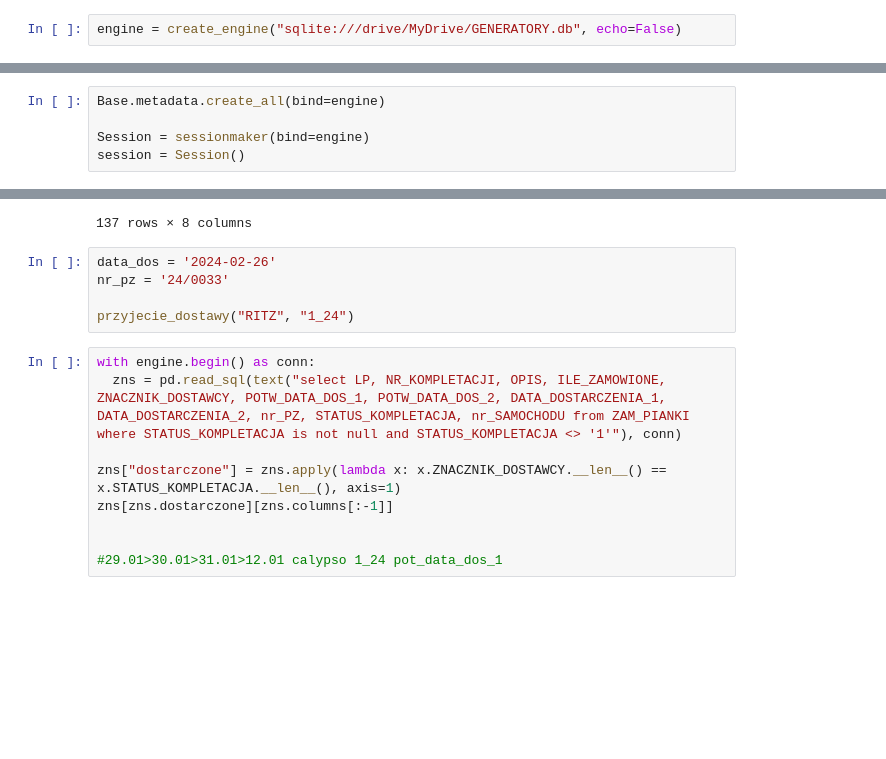
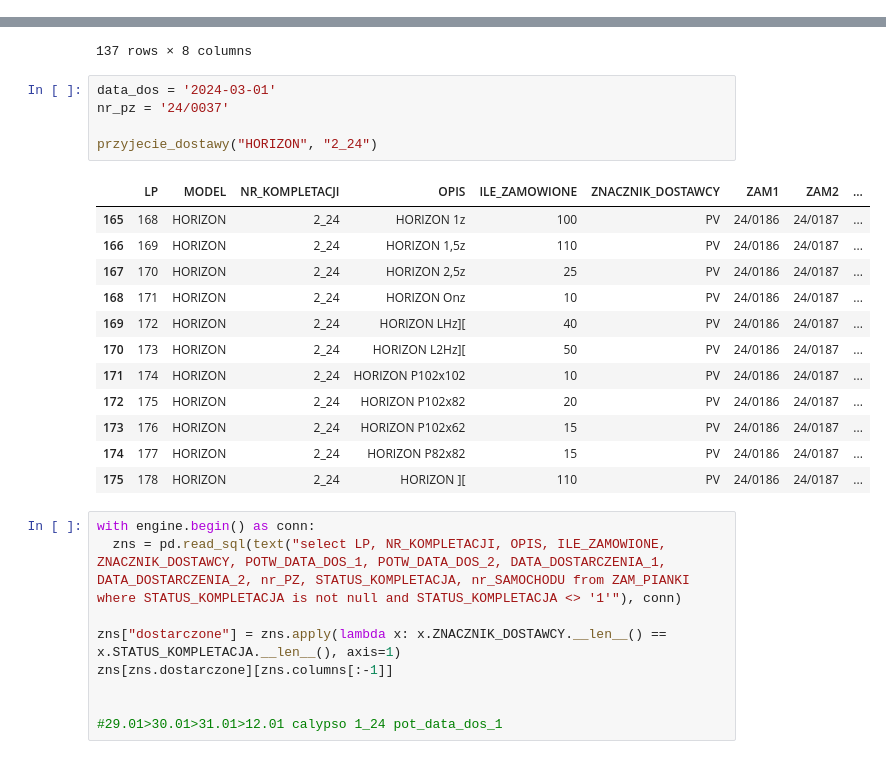
Before and after one commit to Mogarthron/Magazynier, a Jupyter notebook: ZAM_PIANKI_DB.ipynb, the cells around one changed output, grey strips where cells are left out. Cells and saved outputs as stored; diff of their text form; blank space fills up the shorter version.

```diff
--- a/ZAM_PIANKI_DB.ipynb
+++ b/ZAM_PIANKI_DB.ipynb
@@ -85,3 +9 @@ def ZAM_PIANKI_update_date_dos_zam(nr_zam1=None, nr_zam2=None, potwierdzona_data
-# %%
-engine = create_engine("sqlite:///drive/MyDrive/GENERATORY.db", echo=False)
 # %%
@@ -94,11 +17,6 @@ pz["PZ"] = pz.Numer.apply(lambda x: x[-7:])
 pz["DOS"] = pz.KARTA_LIMIT.apply(lambda x: x[4:11])
 
 pz_poz = pz_poz.merge(pz[["PZ", "DOS", "Data", "Obiekt docelowy"]], how="left", on="PZ")
-# %%
-Base.metadata.create_all(bind=engine)
-
-Session = sessionmaker(bind=engine)
-session = Session()
 # %%
 # stmt = (update(ZAM_PIANKI)
 #          .where(ZAM_PIANKI.lp.in_([ 107, 108,   3,   4,   5, 137,  30,  17,  18,  20,  21,  22,  45,
@@ -310,10 +193,23 @@ pz_poz
 | 136 | 24/0033 | 16.115.00004.60 | RITZ ][ - KOMPLET PIANEK | 130 | 1_24 | 24/0151 | 2024-02-26 | CIECH PIANKI SP Z O.O. /P |
 137 rows × 8 columns
 # %%
-data_dos = '2024-02-26'
-nr_pz = '24/0033'
+data_dos = '2024-03-01'
+nr_pz = '24/0037'
 
-przyjecie_dostawy("RITZ", "1_24")
+przyjecie_dostawy("HORIZON", "2_24")
+# %% [output]
+|  | LP | MODEL | NR_KOMPLETACJI | OPIS | ILE_ZAMOWIONE | ZNACZNIK_DOSTAWCY | ZAM1 | ZAM2 | ... |
+| 165 | 168 | HORIZON | 2_24 | HORIZON 1z | 100 | PV | 24/0186 | 24/0187 | ... |
+| 166 | 169 | HORIZON | 2_24 | HORIZON 1,5z | 110 | PV | 24/0186 | 24/0187 | ... |
+| 167 | 170 | HORIZON | 2_24 | HORIZON 2,5z | 25 | PV | 24/0186 | 24/0187 | ... |
+| 168 | 171 | HORIZON | 2_24 | HORIZON Onz | 10 | PV | 24/0186 | 24/0187 | ... |
+| 169 | 172 | HORIZON | 2_24 | HORIZON LHz][ | 40 | PV | 24/0186 | 24/0187 | ... |
+| 170 | 173 | HORIZON | 2_24 | HORIZON L2Hz][ | 50 | PV | 24/0186 | 24/0187 | ... |
+| 171 | 174 | HORIZON | 2_24 | HORIZON P102x102 | 10 | PV | 24/0186 | 24/0187 | ... |
+| 172 | 175 | HORIZON | 2_24 | HORIZON P102x82 | 20 | PV | 24/0186 | 24/0187 | ... |
+| 173 | 176 | HORIZON | 2_24 | HORIZON P102x62 | 15 | PV | 24/0186 | 24/0187 | ... |
+| 174 | 177 | HORIZON | 2_24 | HORIZON P82x82 | 15 | PV | 24/0186 | 24/0187 | ... |
+| 175 | 178 | HORIZON | 2_24 | HORIZON ][ | 110 | PV | 24/0186 | 24/0187 | ... |
 # %%
 with engine.begin() as conn:
   zns = pd.read_sql(text("select LP, NR_KOMPLETACJI, OPIS, ILE_ZAMOWIONE, ZNACZNIK_DOSTAWCY, POTW_DATA_DOS_1, POTW_DATA_DOS_2, DATA_DOSTARCZENIA_1, DATA_DOSTARCZENIA_2, nr_PZ, STATUS_KOMPLETACJA, nr_SAMOCHODU from ZAM_PIANKI where STATUS_KOMPLETACJA is not null and STATUS_KOMPLETACJA <> '1'"), conn)
```
Also changed, not shown: parts of 8 cells of this notebook, 5 other files.
